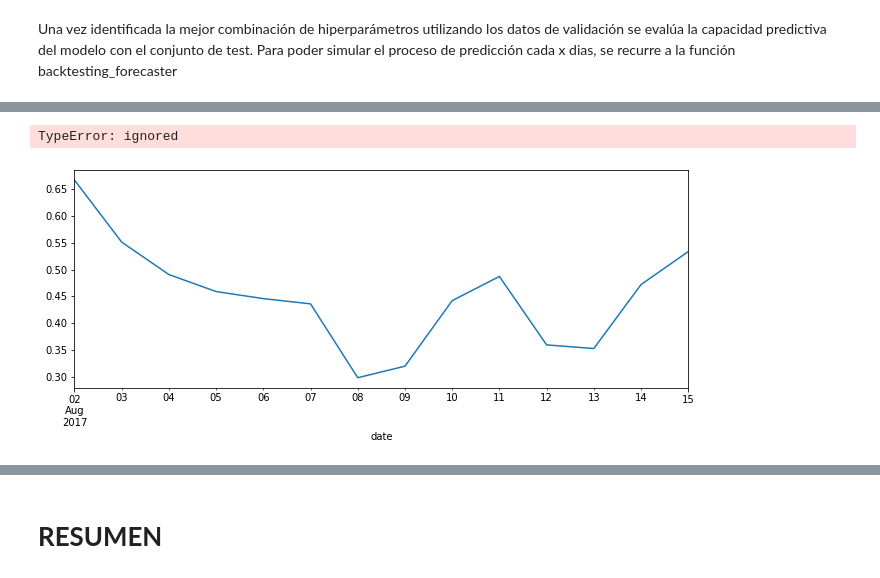
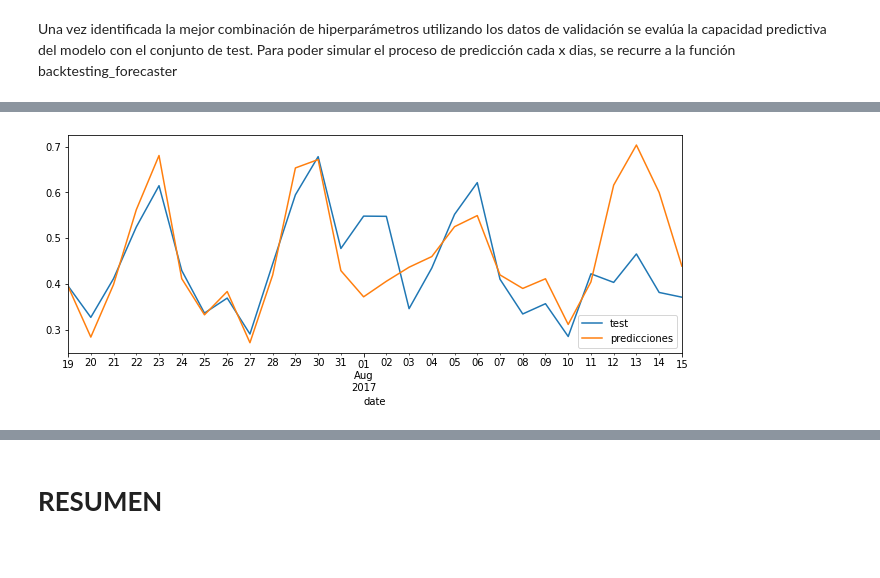
Before and after one commit to CHRISTIANDAGATTI/Mentoria_Series_Temporales, a Jupyter notebook: TP3_aprendizaje_supervisado_20220913.ipynb, the cells around one changed output, grey strips where cells are left out. Saved outputs shown, nothing was run; the diff lists cells and outputs as text; code cells hidden in the pictures.

```diff
--- a/TP3_aprendizaje_supervisado_20220913.ipynb
+++ b/TP3_aprendizaje_supervisado_20220913.ipynb
@@ -1790,8 +1819,8 @@ df_xg2
 # %%
 # Separación datos train-val-test
 # ==============================================================================
-fin_train = '2017-07-20'
-fin_validacion = '2017-08-02'
+fin_train = '2017-06-22'
+fin_validacion = '2017-07-19'
 datos_train = df_xg2.loc[: fin_train, :]
 datos_val   = df_xg2.loc[fin_train:fin_validacion, :]
 datos_test  = df_xg2.loc[fin_validacion:, :]
@@ -1910,2 +1940,12 @@ resultados_grid.head(10)
 # %% [markdown]
 Una vez identificada la mejor combinación de hiperparámetros utilizando los datos de validación se evalúa la capacidad predictiva del modelo con el conjunto de test. Para poder simular el proceso de predicción cada x dias, se recurre a la función backtesting_forecaster
+# %%
+forecaster = ForecasterAutoreg(
+                regressor = XGBRegressor(random_state=123,
+                                         learning_rate=0.01,
+                                         max_depth=10,
+                                         n_estimators=500),
+                lags =[1, 2, 7, 14, 21, 28]
+             )
+
+forecaster
@@ -1931,8 +1989,8 @@ df_xg2
 # ==============================================================================
 metric, predicciones = backtesting_forecaster(
     forecaster = forecaster,
-    y          = df_xg2['Ventas_transformadas'],
-    initial_train_size = len(df_xg2.loc[:fin_validacion]),
+    y          = df_xg2['Ventas_sin_transformar'],
+    initial_train_size = len(df_xg2.loc[:fin_validacion])-1,
     steps      = 14,
     refit      = False,
     metric     = 'mean_squared_error',
@@ -1964,0 +2004,7 @@ predicciones
+# %%
+# Predicciones test
+# ==============================================================================
+
+dt_index = pd.date_range(datos_test.index[0], periods=28)
+predicciones.set_index(dt_index, inplace=True)
+predicciones
@@ -1984,13 +2050,12 @@ datos_test
 # %%
 # Gráfico estatico predicciones test
 # ==============================================================================
 fig, ax = plt.subplots(figsize=(11, 4))
-datos_test['Ventas_transformadas'].plot(ax=ax, label='test')
+datos_test['Ventas_sin_transformar'].plot(ax=ax, label='test')
 predicciones['pred'].plot(ax=ax, label='predicciones')
 ax.legend();
 # %% [output]
-TypeError: ignored
-[figure, old version]
+[figure, new version]
 # %%
 # Importancia predictores
 # ==============================================================================
```
Also changed, not shown: parts of 40 cells of this notebook.
